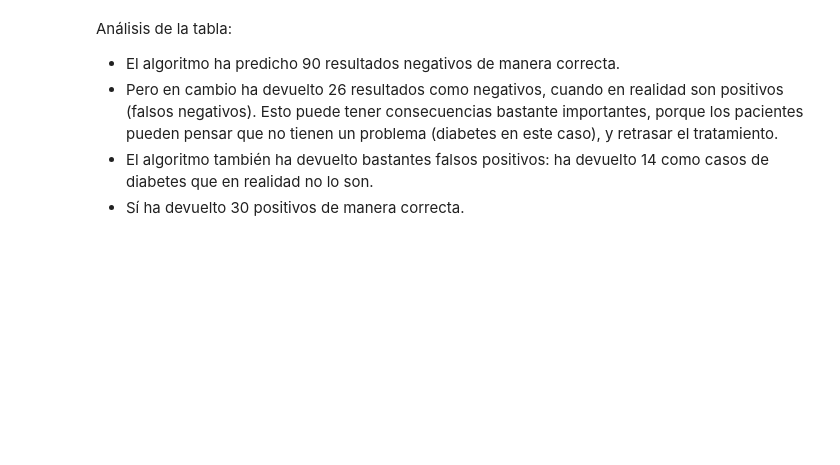
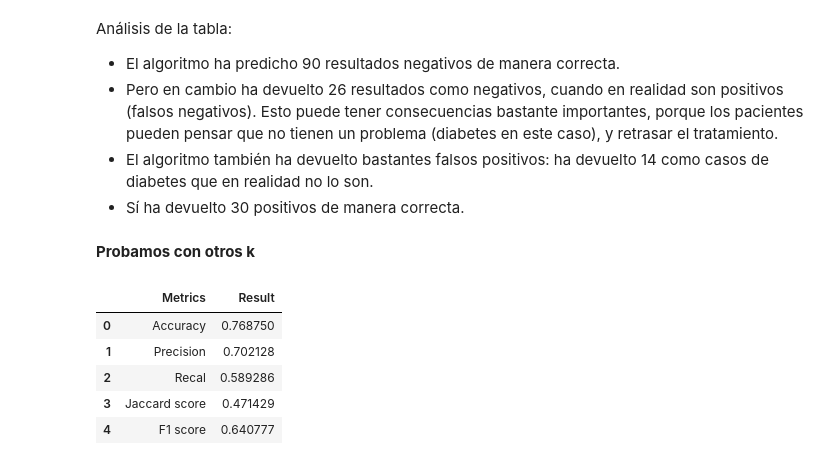
Before and after one commit to fcamadi/masterMLpython, a Jupyter notebook: Tema03/Tema3_Ejercicio.ipynb, the cells around one changed output. Cells and saved outputs as stored; diff of their text form; code cells hidden in the pictures; blank space fills up the shorter version.

Commit message:
Add z-score and more ks

```diff
--- a/Tema03/Tema3_Ejercicio.ipynb
+++ b/Tema03/Tema3_Ejercicio.ipynb
@@ -192,3 +195,28 @@ Análisis de la tabla:
 Esto puede tener consecuencias bastante importantes, porque los pacientes pueden pensar que no tienen un problema (diabetes en este caso), y retrasar el tratamiento.
 - El algoritmo también ha devuelto bastantes falsos positivos: ha devuelto 14 como casos de diabetes que en realidad no lo son.
 - Sí ha devuelto 30 positivos de manera correcta.
+# %% [markdown]
+**Probamos con otros k**
+# %%
+#k=15
+knn = KNeighborsClassifier(n_neighbors=15)
+knn.fit(x_train, y_train)
+
+predictions_knn = knn.predict(x_test)
+
+knn_accuracy = accuracy_score(y_test, predictions_knn)
+knn_precision = precision_score(y_test, predictions_knn, pos_label=1)
+knn_recall = recall_score(y_test, predictions_knn, pos_label=1)
+knn_jac = jaccard_score(y_test,predictions_knn)
+knn_f1 = f1_score(y_test,predictions_knn)
+
+
+Report = {"Metrics":["Accuracy","Precision","Recal","Jaccard score","F1 score"],"Result": [knn_accuracy,knn_precision,knn_recall,knn_jac,knn_f1]}
+pd.DataFrame(Report)
+# %% [output]
+|  | Metrics | Result |
+| 0 | Accuracy | 0.768750 |
+| 1 | Precision | 0.702128 |
+| 2 | Recal | 0.589286 |
+| 3 | Jaccard score | 0.471429 |
+| 4 | F1 score | 0.640777 |
```
Also changed, not shown: parts of 13 cells of this notebook.
